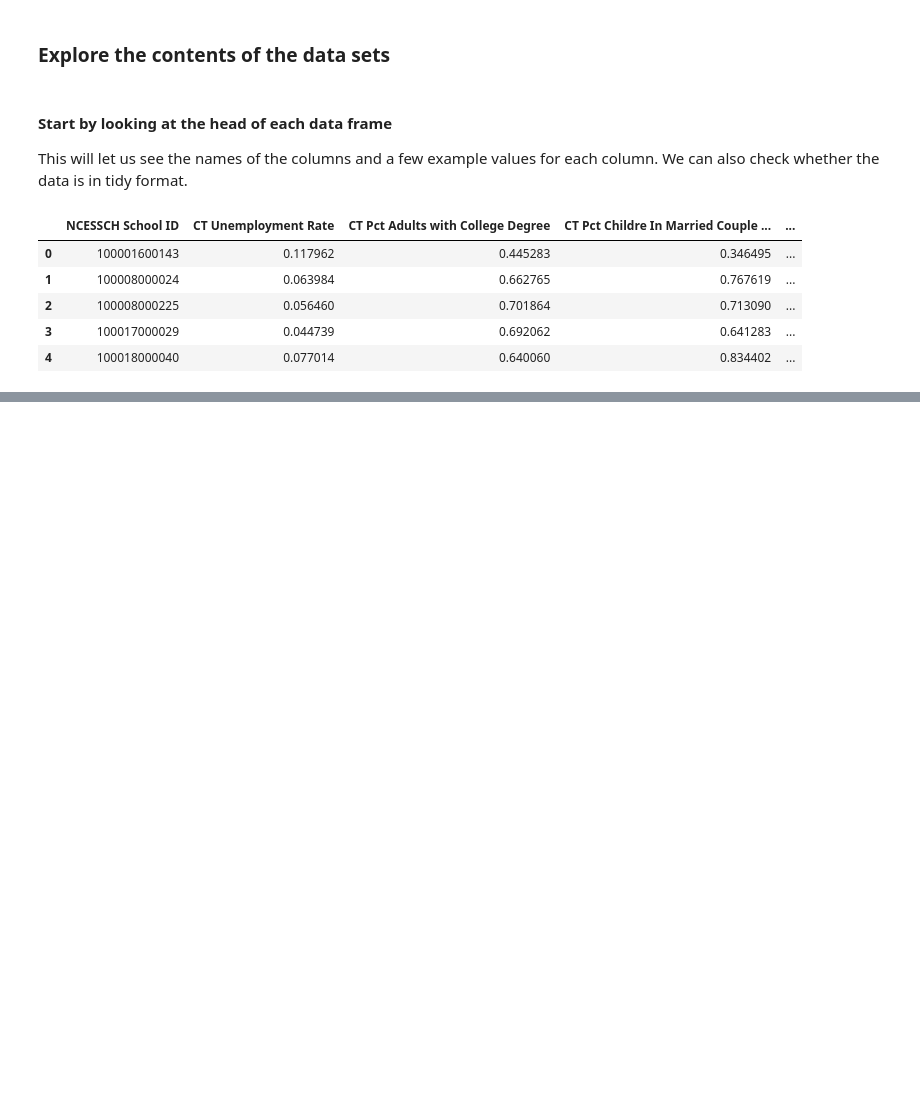
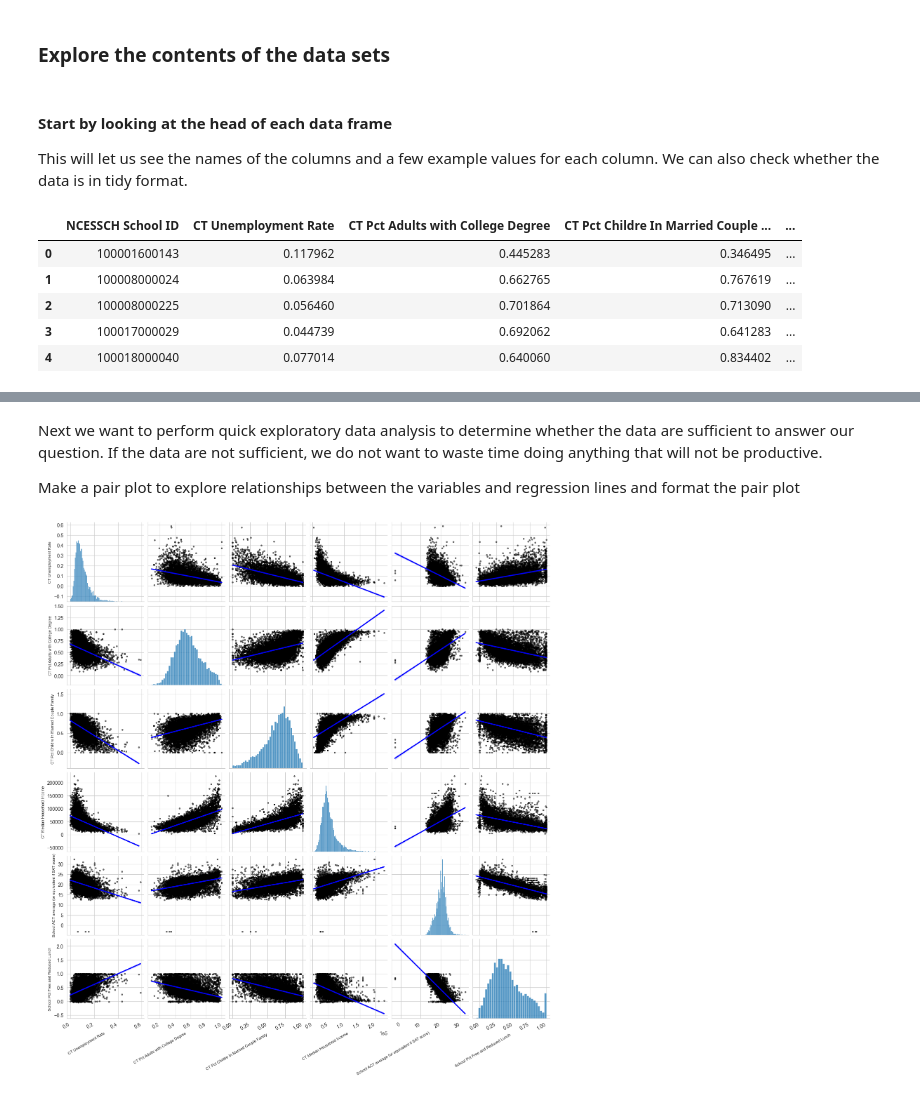
Before and after one commit to TheCong07/data-5100-foundations-of-data-science, a Jupyter notebook: education/code/Education.ipynb, the cells around one changed output, grey strips where cells are left out. Saved outputs shown, nothing was run; the diff lists cells and outputs as text; code cells hidden in the pictures; blank space fills up the shorter version.

Commit message:
Prepared data and updated README

```diff
--- a/education/code/Education.ipynb
+++ b/education/code/Education.ipynb
@@ -17,4 +17,6 @@ sns.set_style("whitegrid")
 Load the EdGap data set
 # %%
-edgap: pd.DataFrame = pd.read_excel('../data/EdGap_data.xlsx', dtype={'NCESSCH School ID': object})
+edgap = pd.read_excel(
+  '../data/EdGap_data.xlsx',
+  dtype={'NCESSCH School ID': object})
 # %%
@@ -36,0 +96,26 @@ edgap.head()
+# %% [markdown]
+Next we want to perform quick exploratory data analysis to determine whether the data are sufficient to answer our question. If the data are not sufficient, we do not want to waste time doing anything that will not be productive.
+
+Make a pair plot to explore relationships between the variables and regression lines and format the pair plot
+# %%
+fig = sns.pairplot(
+  edgap.drop(columns="NCESSCH School ID"),
+  kind="reg",
+  plot_kws={
+    "line_kws": {"color": "blue"},
+    "scatter_kws": {"alpha": 0.5, "color": "k", "s": 7},
+  }
+)
+
+for ax in fig.axes.flat:
+  if ax.get_xlabel() == 'CT Median Household Income':
+    ax.ticklabel_format(style='sci', axis='x', scilimits=(0,0)) # Apply scientific notation
+  ax.set_xlabel(ax.get_xlabel(), fontsize=8, rotation=30, ha='right') # X-axis label size and rotation
+  ax.set_ylabel(ax.get_ylabel(), fontsize=8)  # Y-axis label size
+
+  # Rotate x-axis tick labels
+  plt.setp(ax.get_xticklabels(), rotation=30, ha='right')
+
+plt.show()
+# %% [output]
+[figure, added]
```
Also changed, not shown: parts of 75 cells of this notebook, 4 other files.
